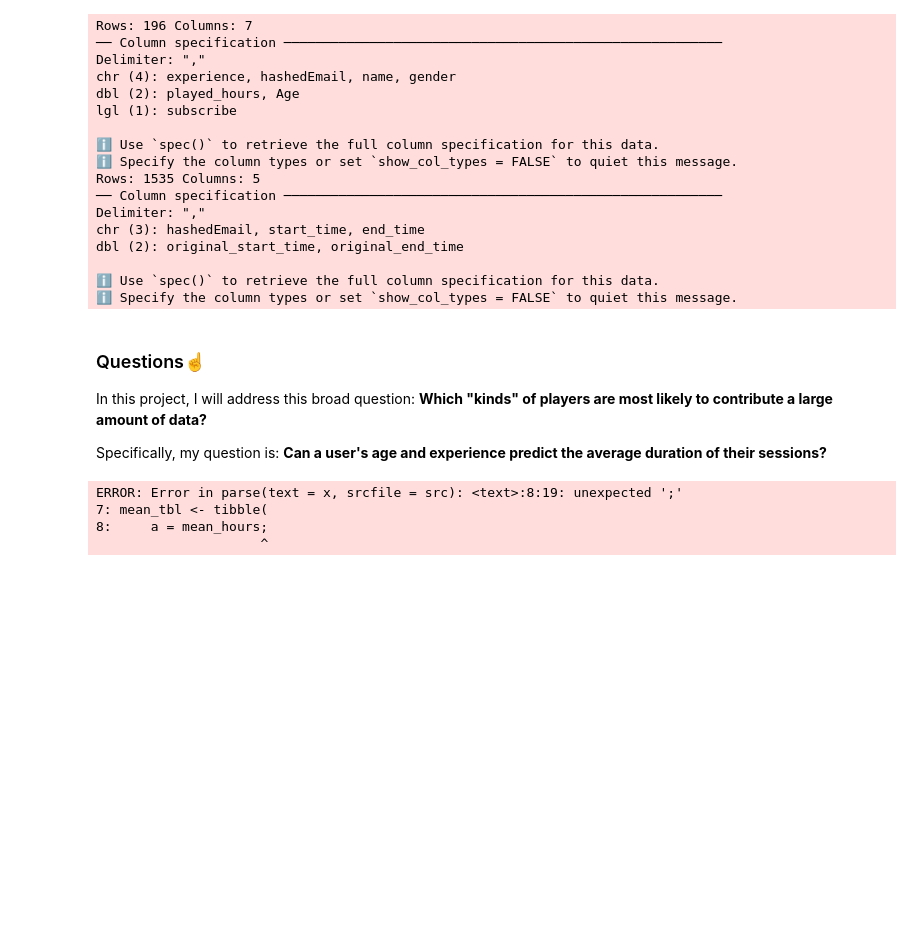
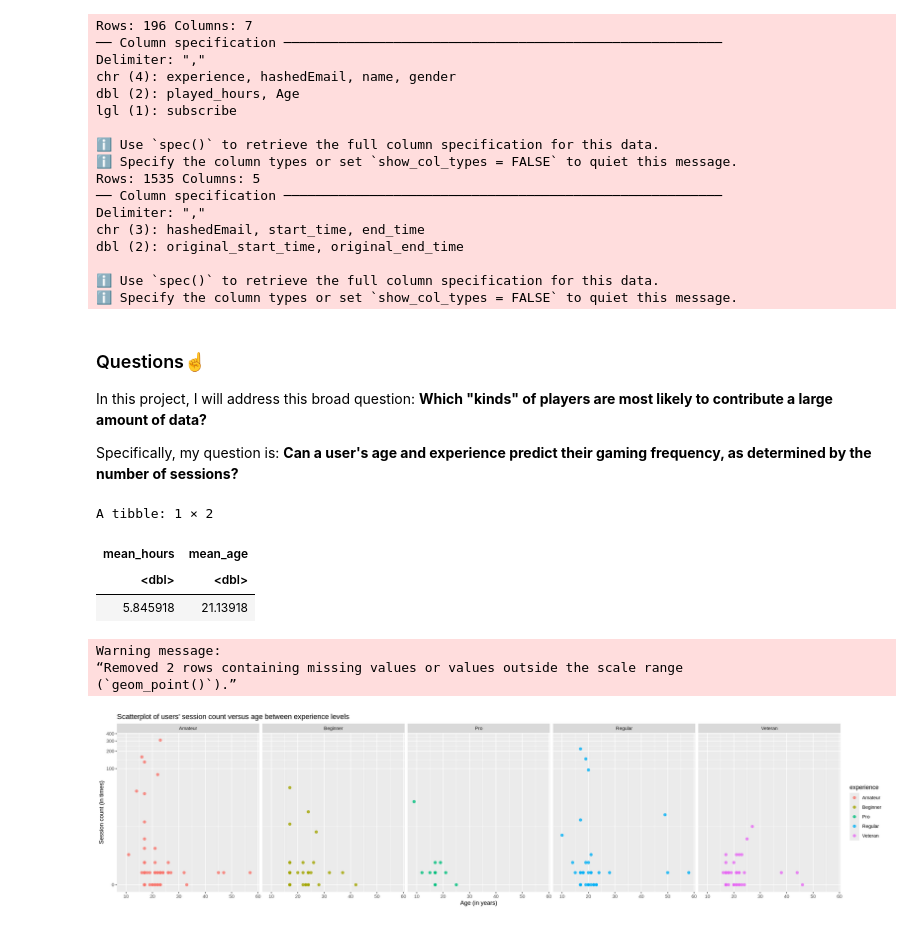
Before and after one commit to nctduongg/dsci-100-project, a Jupyter notebook: project.ipynb, the cells around one changed output. Cells and saved outputs as stored; diff of their text form; code cells hidden in the pictures; blank space fills up the shorter version.

Commit message:
added visualization (Scatterplot of users' session count versus age between experience levels)

```diff
--- a/project.ipynb
+++ b/project.ipynb
@@ -29,7 +30,7 @@ dbl (2): original_start_time, original_end_time
 
 In this project, I will address this broad question: **Which "kinds" of players are most likely to contribute a large amount of data?**
 
-Specifically, my question is: **Can a user's age and experience predict the average duration of their sessions?**
+Specifically, my question is: **Can a user's age and experience predict their gaming frequency, as determined by the number of sessions?**
 # %%
 # converting the columns 'experience' and 'gender' in players.csv to factors
 players <- players |> mutate(across(c("experience", "gender"), as.factor))
@@ -45,13 +46,43 @@ mean_hours <- mean(players$played_hours, na.rm = TRUE)
 mean_age <- mean(players$age, na.rm = TRUE)
 
 mean_tbl <- tibble(
-    a = mean_hours;
-    b = mean_age;
+    mean_hours = mean_hours,
+    mean_age = mean_age
 )
 
 mean_tbl
 # %% [output]
-ERROR: Error in parse(text = x, srcfile = src): <text>:8:19: unexpected ';'
-7: mean_tbl <- tibble(
-8:     a = mean_hours;
-                     ^
+A tibble: 1 × 2
+| mean_hours | mean_age |
+| <dbl> | <dbl> |
+| 5.845918 | 21.13918 |
+# %%
+# getting the number of sessions each player has, appending to players.csv as
+# a new column
+
+sess_count <- sessions |>
+    group_by(hashed_email) |>
+    summarize(sess_count = n())
+
+players <- players |>
+    left_join(sess_count, by = "hashed_email") |>
+    mutate(sess_count = replace_na(sess_count, 0))
+# %%
+# scatterplot of users' session count by age and experience level
+options(repr.plot.width=20, repr.plot.height=5)
+age_plot <- players |>
+    ggplot(aes(x = age, y = sess_count, color = experience)) +
+    geom_point(alpha = 0.8, size = 2) +
+    labs(title = "Scatterplot of users' session count versus age between experience levels",
+         x = "Age (in years)",
+         y = "Session count (in times)") +
+    scale_y_continuous(trans = pseudo_log_trans(base = 10)) +
+    scale_fill_brewer(palette = 'Spectral') +
+    facet_wrap(~ experience, nrow = 1)
+
+age_plot
+# %% [output]
+Warning message:
+“Removed 2 rows containing missing values or values outside the scale range
+(`geom_point()`).”
+[figure, added]
```
Also changed, not shown: parts of 1 cell of this notebook.
